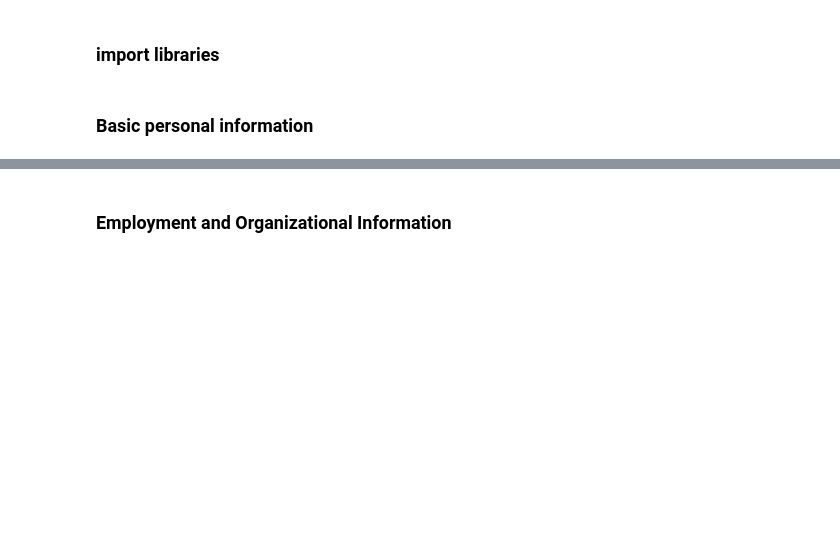
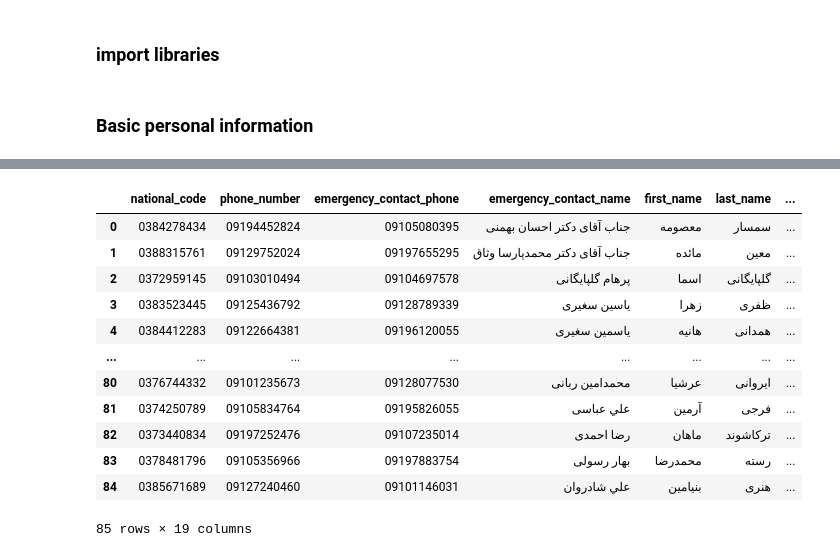
Before and after one commit to maryamini00/hr-analytics-system, a Jupyter notebook: data/personal_records.ipynb, the cells around one changed output, grey strips where cells are left out. Cells and saved outputs as stored; diff of their text form; code cells hidden in the pictures; blank space fills up the shorter version.

Commit message:
The first version of the personal record data has been completed(last one was not ready)

```diff
--- a/data/personal_records.ipynb
+++ b/data/personal_records.ipynb
@@ -156,12 +99,12 @@ d4
 # %%
 # Job group
 job_group_kind = ["وکلا و مشاوران حقوقی", "پشتیبانی حقوقی", "ستادی", "مدیران"]
-d3["job_group"] = np.random.choice(job_group_kind, p= [0.45, 0.2, 0.2, 0.15])
+d["job_group"] = np.random.choice(job_group_kind, size= 85, p= [0.45, 0.2, 0.2, 0.15])
 
 
 # field of study
 field = []
-for a in d3["job_group"]:
+for a in d["job_group"]:
     if a == "وکلا و مشاوران حقوقی":
         field.append(np.random.choice(["حقوق خصوصی", "حقوق عمومی", "حقوق تجارت", "حقوق بین‌الملل", "حقوق کیفری"]))
     elif a == "پشتیبانی حقوقی":
@@ -171,14 +114,14 @@ for a in d3["job_group"]:
     else:
         field.append(np.random.choice(["حقوق", "MBA", "مدیریت", "حقوق تجارت"]))
 
-d3["field_of_study"] = field
+d["field_of_study"] = field
 
 
 # education level
 education_level = []
-for i in range(len(d3)):
-    b = d3["job_group"].iloc[i]
-    a = (today - d3["birth_date"].iloc[i]).days // 365
+for i in range(len(d)):
+    b = d["job_group"].iloc[i]
+    a = (today - d["birth_date"].iloc[i]).days // 365
     if a >= 35:
         if b == "وکلا و مشاوران حقوقی":
             education_level.append(np.random.choice(["دکتری", "کارشناسی ارشد", "کارشناسی"], p= [0.3, 0.65, 0.05]))
@@ -216,8 +159,19 @@ for i in range(len(d3)):
         else:
             education_level.append(np.random.choice(["کارشناسی ارشد", "کارشناسی"], p= [0.2, 0.8]))
 
-d3["education_level"] = education_level
+d["education_level"] = education_level
+
 # university
+uni_kind = ["sorbonne", "UCL", "امیرکبیر", "شریف", "تهران", "manchester", "شهید بهشتی", "علامه", "شیراز", "الزهرا", "آزاد"]
+university = []
+for i in range(len(d)):
+    if d["education_level"].iloc[i] == "دکتری":
+        university.append(np.random.choice(uni_kind))
+    elif d["education_level"].iloc[i] == "کارشناسی ارشد":
+        university.append(np.random.choice(uni_kind))
+    else:
+        university.append(np.random.choice(uni_kind))
+d["university"] = university
 # %%
 # position
 position = []
@@ -284,2 +224,15 @@ position
 # %%
 # hire date
+hire_date = []
+for i in range(len(d)):
+    if d["education_level"].iloc[i] == "دکتری":
+        dates = pd.date_range('1990-01-01', '2012-01-01', freq=' D')
+        hire_date.append(np.random.choice(dates, replace= True))
+    elif d["education_level"].iloc[i] == "کارشناسی ارشد":
+        dates = pd.date_range('1996-01-01', '2020-01-01', freq=' D')
+        hire_date.append(np.random.choice(dates, replace= True))
+    else:
+        dates = pd.date_range('2001-01-01', '2025-01-01', freq=' D')
+        hire_date.append(np.random.choice(dates, replace= True))
+
+d["hire_date"] = hire_date
@@ -288,4 +239,21 @@ position
 # %%
 # employment status
+emplloyment_status_kind = ["فعال", "مرخصی", "تعلیق", "خاتمه همکاری"]
+employment_status = np.random.choice(emplloyment_status_kind, size=85)
+d["employment_status"] = employment_status
-# %% [markdown]
-### Employment and Organizational Information
+# %%
+d
+# %% [output]
+|  | national_code | phone_number | emergency_contact_phone | emergency_contact_name | first_name | last_name | ... |
+| 0 | 0384278434 | 09194452824 | 09105080395 | جناب آقای دکتر احسان بهمنی | معصومه | سمسار | ... |
+| 1 | 0388315761 | 09129752024 | 09197655295 | جناب آقای دکتر محمدپارسا وثاق | مائده | معین | ... |
+| 2 | 0372959145 | 09103010494 | 09104697578 | پرهام گلپایگانی | اسما | گلپایگانی | ... |
+| 3 | 0383523445 | 09125436792 | 09128789339 | ياسين سغیری | زهرا | ظفری | ... |
+| 4 | 0384412283 | 09122664381 | 09196120055 | ياسمين سغیری | هانیه | همدانی | ... |
+| ... | ... | ... | ... | ... | ... | ... | ... |
+| 80 | 0376744332 | 09101235673 | 09128077530 | محمدامین ربانی | عرشیا | ایروانی | ... |
+| 81 | 0374250789 | 09105834764 | 09195826055 | علي عباسی | آرمين | فرجی | ... |
+| 82 | 0373440834 | 09197252476 | 09107235014 | رضا احمدی | ماهان | ترکاشوند | ... |
+| 83 | 0378481796 | 09105356966 | 09197883754 | بهار رسولی | محمدرضا | رسته | ... |
+| 84 | 0385671689 | 09127240460 | 09101146031 | علي شادروان | بنيامين | هنری | ... |
+85 rows × 19 columns
```
Also changed, not shown: parts of 9 cells of this notebook.
